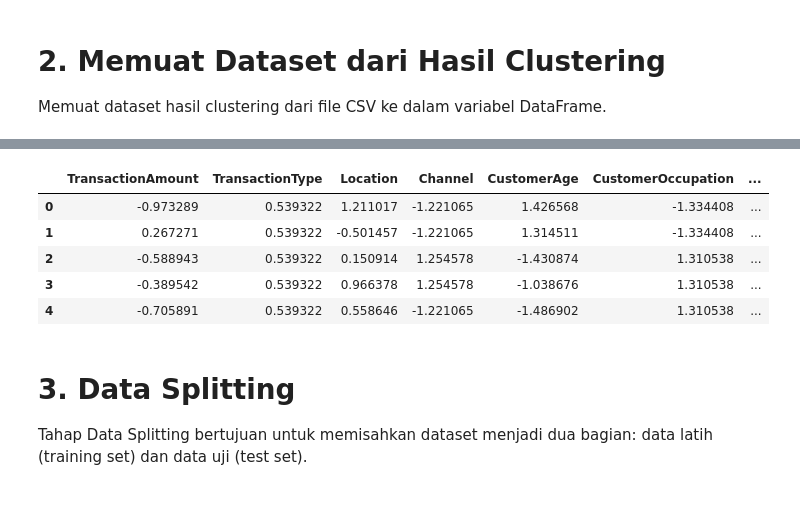
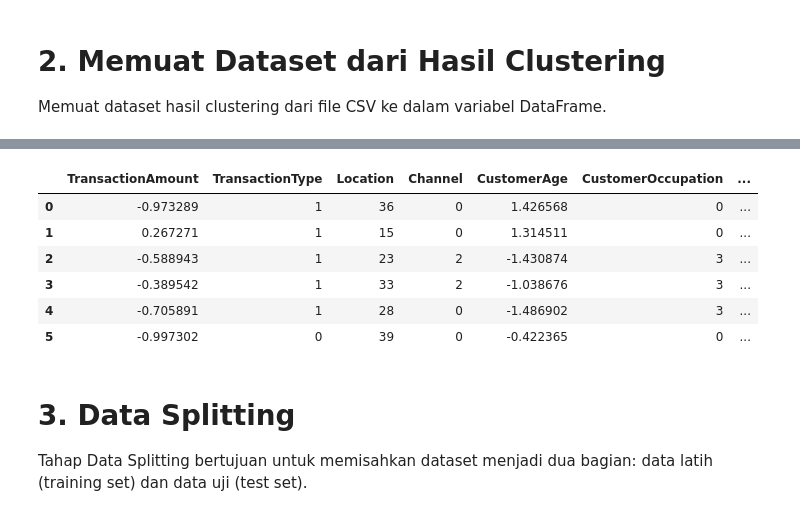
Before and after one commit to apriarami789/MachineLearning_MhdApriArami, a Jupyter notebook: [Klasifikasi]_Submission_Akhir_BMLP_Mhd_Apri_Arami.ipynb, the cells around one changed output, grey strips where cells are left out. Saved outputs shown, nothing was run; the diff lists cells and outputs as text; code cells hidden in the pictures.

```diff
--- a/[Klasifikasi]_Submission_Akhir_BMLP_Mhd_Apri_Arami.ipynb
+++ b/[Klasifikasi]_Submission_Akhir_BMLP_Mhd_Apri_Arami.ipynb
@@ -38,20 +40,20 @@ Resolving deltas: 100% (5/5), done.
 # %%
-from os import path
 # Gunakan dataset hasil clustering yang memiliki fitur Target
 # Silakan gunakan dataset data_clustering jika tidak menerapkan Interpretasi Hasil Clustering [Advanced]
 # Silakan gunakan dataset data_clustering_inverse jika menerapkan Interpretasi Hasil Clustering [Advanced]
-path = '/content/MachineLearning_MhdApriArami/data_clustering_scaler.csv'
+path = '/content/MachineLearning_MhdApriArami/data_clustering.csv'
 df = pd.read_csv(path)
 # %%
 # Tampilkan 5 baris pertama dengan function head.
-df.head(5)
+df.head(6)
 # %% [output]
 |  | TransactionAmount | TransactionType | Location | Channel | CustomerAge | CustomerOccupation | ... |
-| 0 | -0.973289 | 0.539322 | 1.211017 | -1.221065 | 1.426568 | -1.334408 | ... |
-| 1 | 0.267271 | 0.539322 | -0.501457 | -1.221065 | 1.314511 | -1.334408 | ... |
-| 2 | -0.588943 | 0.539322 | 0.150914 | 1.254578 | -1.430874 | 1.310538 | ... |
-| 3 | -0.389542 | 0.539322 | 0.966378 | 1.254578 | -1.038676 | 1.310538 | ... |
-| 4 | -0.705891 | 0.539322 | 0.558646 | -1.221065 | -1.486902 | 1.310538 | ... |
+| 0 | -0.973289 | 1 | 36 | 0 | 1.426568 | 0 | ... |
+| 1 | 0.267271 | 1 | 15 | 0 | 1.314511 | 0 | ... |
+| 2 | -0.588943 | 1 | 23 | 2 | -1.430874 | 3 | ... |
+| 3 | -0.389542 | 1 | 33 | 2 | -1.038676 | 3 | ... |
+| 4 | -0.705891 | 1 | 28 | 0 | -1.486902 | 3 | ... |
+| 5 | -0.997302 | 0 | 39 | 0 | -0.422365 | 0 | ... |
 # %% [markdown]
 # **3. Data Splitting**
 Tahap Data Splitting bertujuan untuk memisahkan dataset menjadi dua bagian: data latih (training set) dan data uji (test set).
```
Also changed, not shown: parts of 6 cells of this notebook.
